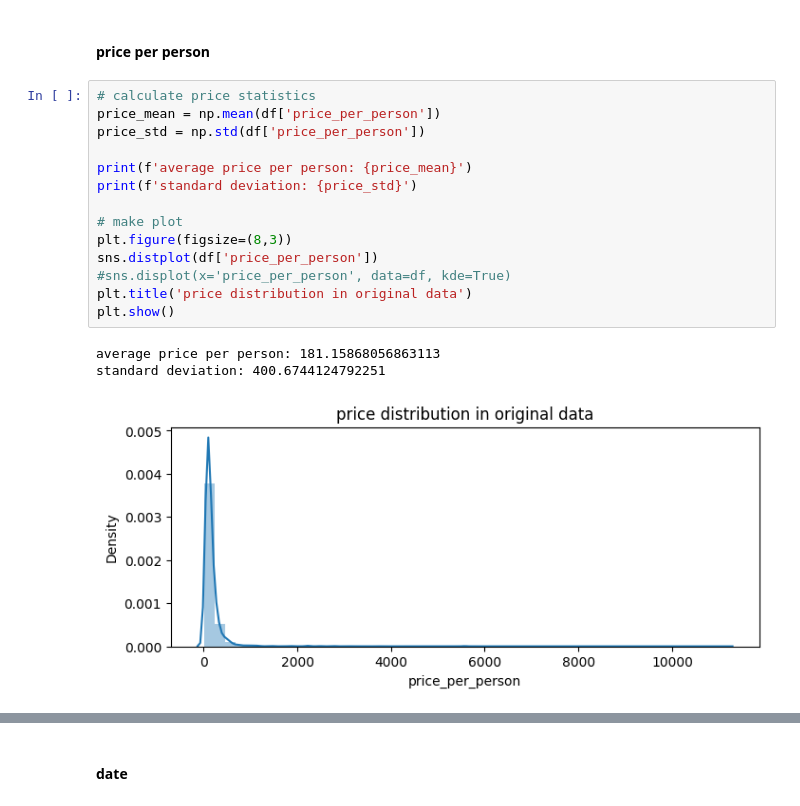
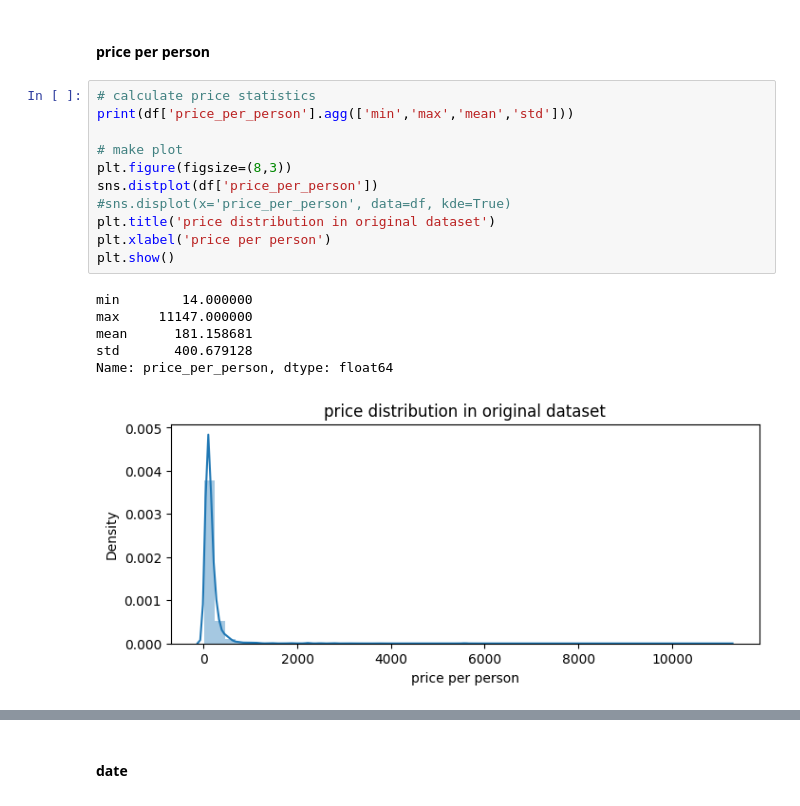
Before and after one commit to syurima/booking-data-analysis, a Jupyter notebook: data_analysis.ipynb, the cells around one changed output, grey strips where cells are left out. Drawn from its saved outputs; the diff is of its cells as text.

```diff
--- a/data_analysis.ipynb
+++ b/data_analysis.ipynb
@@ -139,22 +164,22 @@ warnings.filterwarnings("ignore", category=UserWarning) #ignore distplot depreci
 #### price per person
 # %%
 # calculate price statistics
-price_mean = np.mean(df['price_per_person'])
-price_std = np.std(df['price_per_person'])
-
-print(f'average price per person: {price_mean}')
-print(f'standard deviation: {price_std}')
+print(df['price_per_person'].agg(['min','max','mean','std']))
 
 # make plot
 plt.figure(figsize=(8,3))
 sns.distplot(df['price_per_person'])
 #sns.displot(x='price_per_person', data=df, kde=True)
-plt.title('price distribution in original data')
+plt.title('price distribution in original dataset')
+plt.xlabel('price per person')
 plt.show()
 # %% [output]
-average price per person: 181.15868056863113
-standard deviation: 400.6744124792251
+min        14.000000
+max     11147.000000
+mean      181.158681
+std       400.679128
+Name: price_per_person, dtype: float64
-[figure, old version]
+[figure, new version]
 # %%
 # remove outliers and count percent of entries removed
 old_size = len(df)
```
Also changed, not shown: parts of 35 cells of this notebook, 1 other file.
